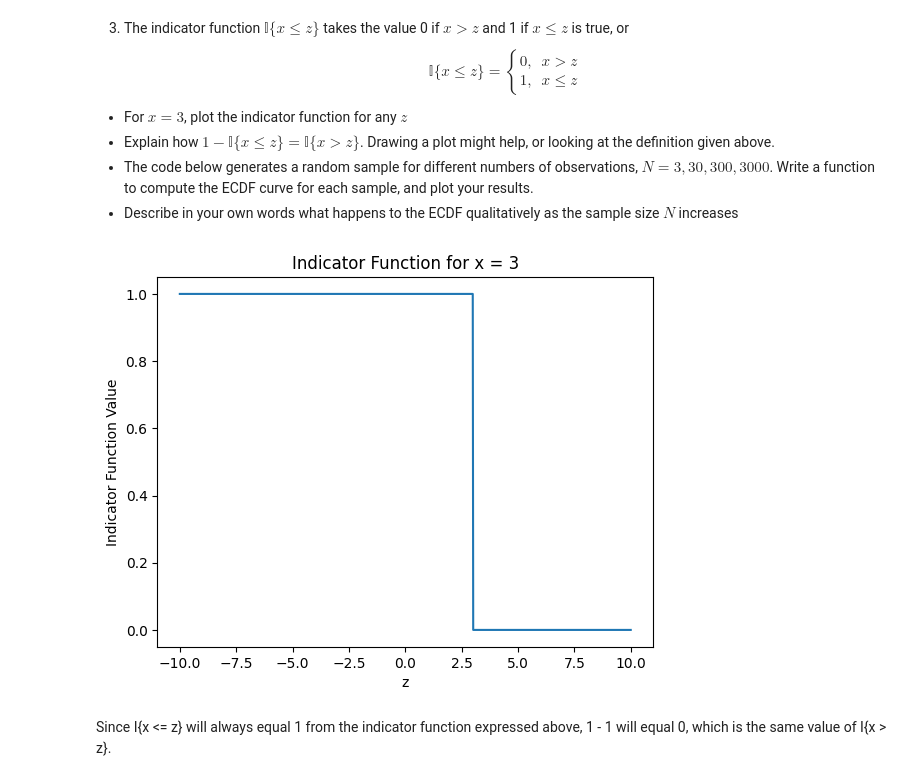
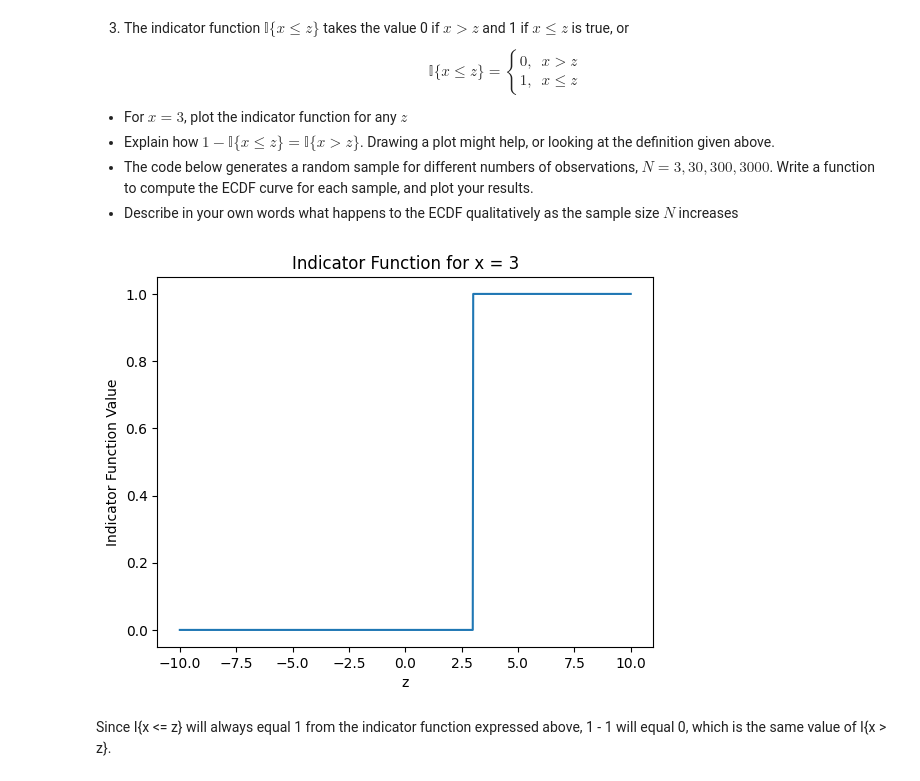
Before and after one commit to a-chow3/practice1, a Jupyter notebook: assignment_2-2.ipynb, the cells around one changed output. Cells and saved outputs as stored; diff of their text form; code cells hidden in the pictures.

```diff
--- a/assignment_2-2.ipynb
+++ b/assignment_2-2.ipynb
@@ -123,25 +123,25 @@ $$
 # %%
 import numpy as np
 import matplotlib.pyplot as plt
 
 # Indicator function
 def indicator_function(z, x=3):
-    return np.where(z <= x, 1, 0)
+    return np.where(z >= x, 1, 0)
 
 # Array of z
 z = np.linspace(-10, 10, 1000)
 
 # Evaluate the indicator function for each z value
 y = indicator_function(z)
 
 # Plot the indicator function
 plt.plot(z, y)
 plt.xlabel('z')
 plt.ylabel('Indicator Function Value')
 plt.title('Indicator Function for x = 3')
 plt.show()
 # %% [output]
-[figure, old version]
+[figure, new version]
 # %% [markdown]
 Since I{x <= z} will always equal 1 from the indicator function expressed above, 1 - 1 will equal 0, which is the same value of I{x > z}.
 # %%
```
